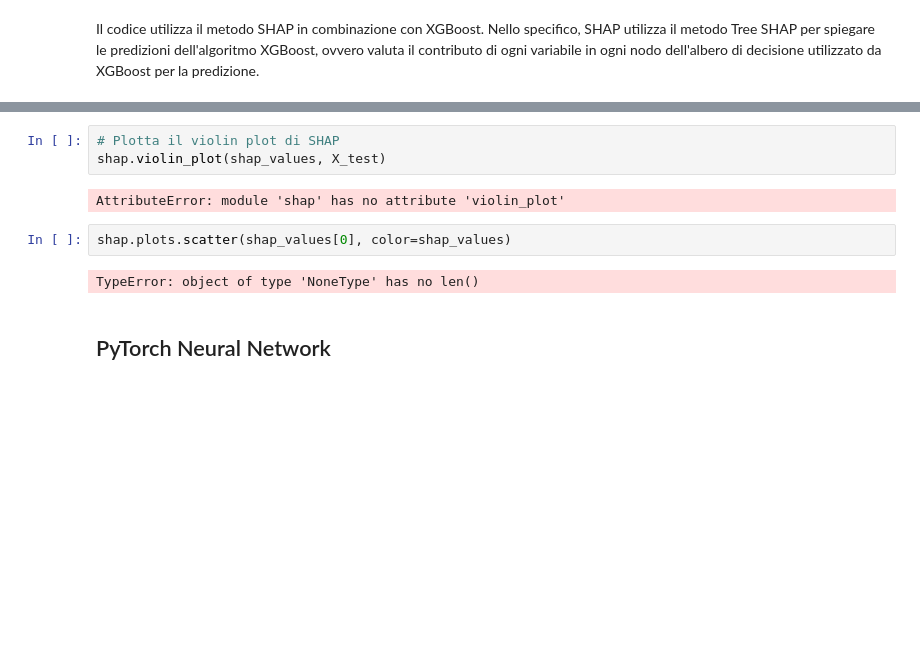
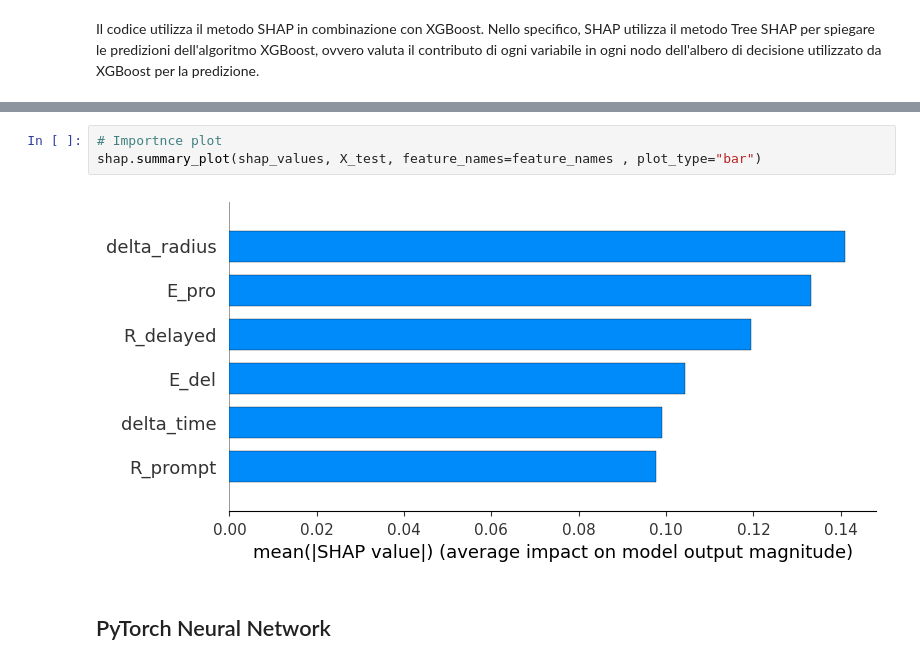
Before and after one commit to Fabiocufino/Thesis, a Jupyter notebook: Analysis/FeaturesCreation/train_dataset_creation.ipynb, the cells around one changed output, grey strips where cells are left out. Drawn from its saved outputs; the diff is of its cells as text; blank space fills up the shorter version.

```diff
--- a/Analysis/FeaturesCreation/train_dataset_creation.ipynb
+++ b/Analysis/FeaturesCreation/train_dataset_creation.ipynb
@@ -469,12 +472,8 @@ TypeError: loop of ufunc does not support argument 0 of type Explanation which h
 # %%
-# Plotta il violin plot di SHAP
-shap.violin_plot(shap_values, X_test)
+# Importnce plot
+shap.summary_plot(shap_values, X_test, feature_names=feature_names , plot_type="bar")
 # %% [output]
-AttributeError: module 'shap' has no attribute 'violin_plot'
+[figure, added]
-# %%
-shap.plots.scatter(shap_values[0], color=shap_values)
-# %% [output]
-TypeError: object of type 'NoneType' has no len()
 # %% [markdown]
 ## PyTorch Neural Network
 # %%
```
Also changed, not shown: parts of 22 cells of this notebook, 11 other files.
